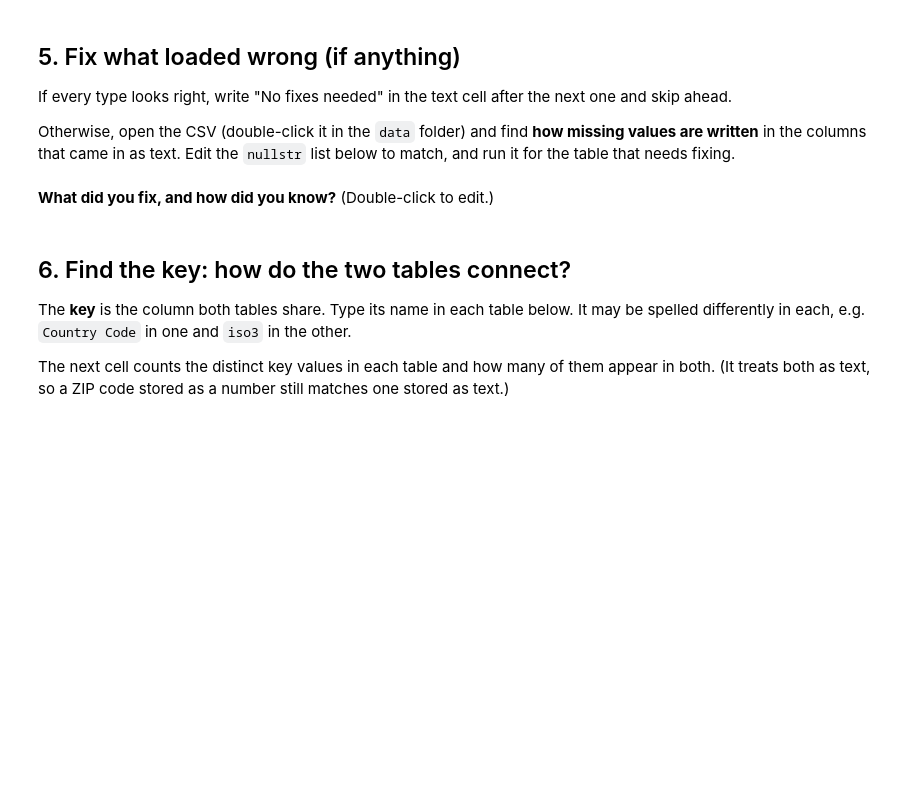
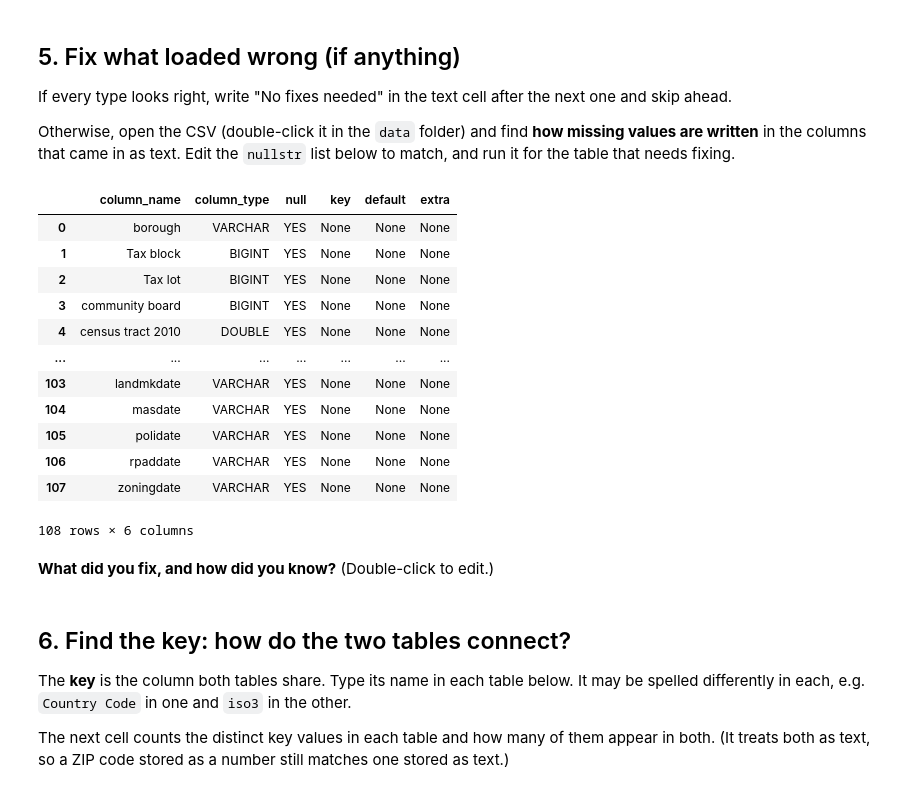
Before and after one commit to jy3469-glitch/data-infra-project, a Jupyter notebook: notebooks/lab1_home_your_data.ipynb, the cells around one changed output. Cells and saved outputs as stored; diff of their text form; code cells hidden in the pictures; blank space fills up the shorter version.

```diff
--- a/notebooks/lab1_home_your_data.ipynb
+++ b/notebooks/lab1_home_your_data.ipynb
@@ -37,11 +37,11 @@ You will:
 3. Rename each to something short with no spaces, e.g. `gdp.csv` and `countries.csv` (right-click → **Rename**).
 4. Fill in the cell below and run it. Table names should be short, lowercase, no spaces: you'll type them in your SQL.
 # %%
-FILE_A  = "your_main_file.csv"     # <- your main table's file name
-TABLE_A = "table_a"                   # <- a short name for it, e.g. "gdp"
+FILE_A  = "PLUTO.csv"     # <- your main table's file name
+TABLE_A = "pluto"                   # <- a short name for it, e.g. "gdp"
 
-FILE_B  = "your_second_file.csv"   # <- the related table's file name
-TABLE_B = "table_b"                 # <- a short name for it, e.g. "countries"
+FILE_B  = "POPS.csv"   # <- the related table's file name
+TABLE_B = "pops"                 # <- a short name for it, e.g. "countries"
 # %%
 from pathlib import Path
 import duckdb
@@ -95,12 +225,30 @@ If every type looks right, write "No fixes needed" in the text cell after the ne
 
 Otherwise, open the CSV (double-click it in the `data` folder) and find **how missing values are written** in the columns that came in as text. Edit the `nullstr` list below to match, and run it for the table that needs fixing.
 # %%
-# Change TABLE_A / DATA_A to TABLE_B / DATA_B if it's the second table that needs fixing
 con.sql(f"""
     CREATE OR REPLACE TABLE {TABLE_A} AS
-    SELECT * FROM read_csv('{DATA_A}', nullstr = ['NA', 'N/A', ''])
+    SELECT * FROM read_csv(
+        '{DATA_A}',
+        nullstr=['NA', 'N/A', ''],
+        thousands=','
+    )
 """)
-con.sql(f"DESCRIBE {TABLE_A}")
+
+con.sql(f"DESCRIBE {TABLE_A}").df()
+# %% [output]
+|  | column_name | column_type | null | key | default | extra |
+| 0 | borough | VARCHAR | YES | None | None | None |
+| 1 | Tax block | BIGINT | YES | None | None | None |
+| 2 | Tax lot | BIGINT | YES | None | None | None |
+| 3 | community board | BIGINT | YES | None | None | None |
+| 4 | census tract 2010 | DOUBLE | YES | None | None | None |
+| ... | ... | ... | ... | ... | ... | ... |
+| 103 | landmkdate | VARCHAR | YES | None | None | None |
+| 104 | masdate | VARCHAR | YES | None | None | None |
+| 105 | polidate | VARCHAR | YES | None | None | None |
+| 106 | rpaddate | VARCHAR | YES | None | None | None |
+| 107 | zoningdate | VARCHAR | YES | None | None | None |
+108 rows × 6 columns
 # %% [markdown]
 **What did you fix, and how did you know?** (Double-click to edit.)
 # %% [markdown]
```
Also changed, not shown: parts of 25 cells of this notebook, 7 other files.
